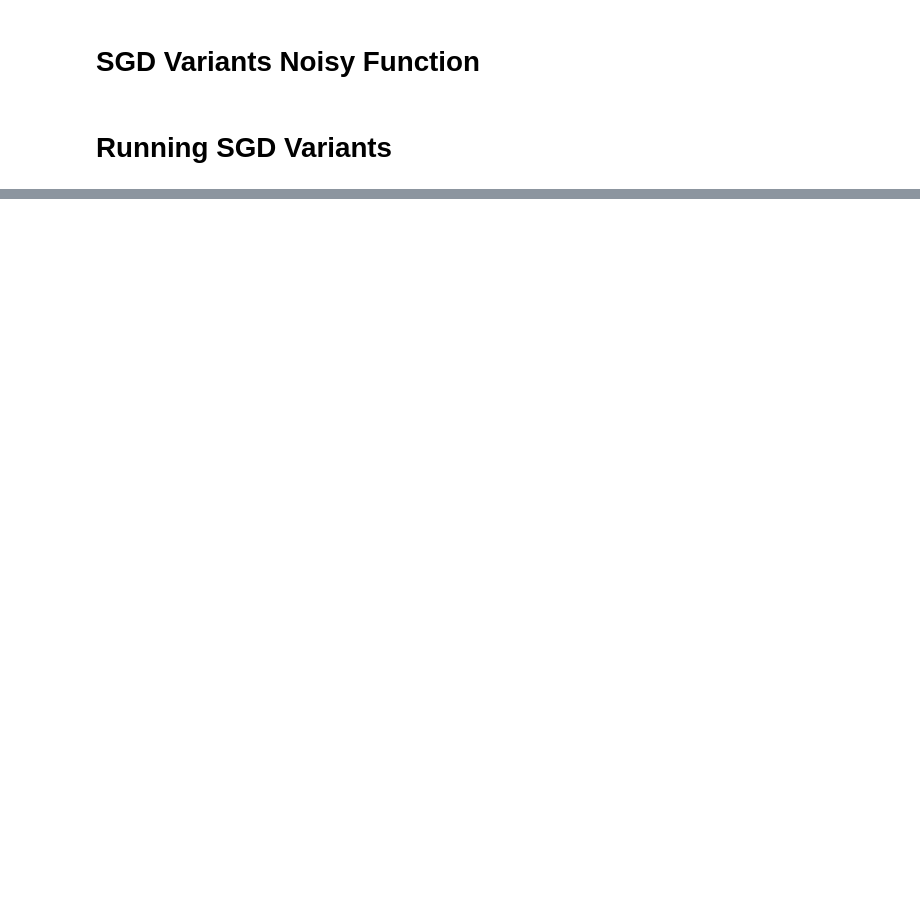
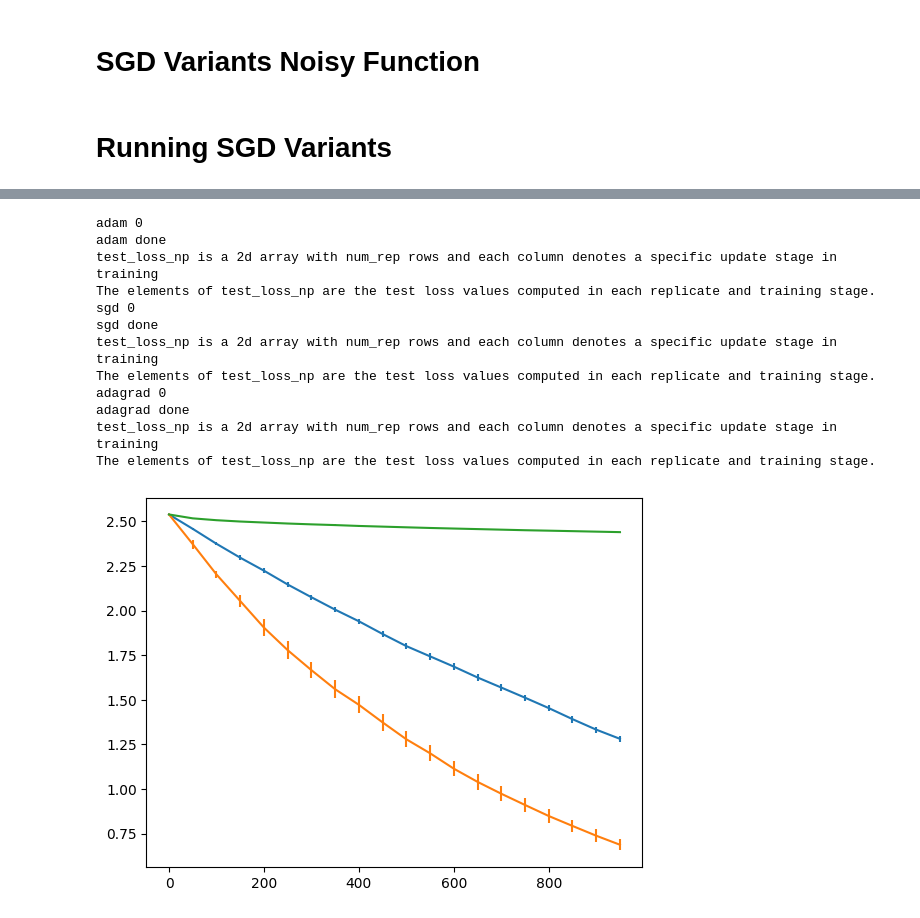
Before and after one commit to eman293/final-project, a Jupyter notebook: GradientDescent.ipynb, the cells around one changed output, grey strips where cells are left out. Saved outputs shown, nothing was run; the diff lists cells and outputs as text; code cells hidden in the pictures; blank space fills up the shorter version.

```diff
--- a/GradientDescent.ipynb
+++ b/GradientDescent.ipynb
@@ -54,7 +63,7 @@ def noisy_val_grad(theta_hat, data_, label_, deg_=2.):
         y_ = label_[i, 0]
         err = np.sum(x_ * theta_hat) - y_
 
-        print('Not implemented.')
+        # print('Not implemented.')
 
         '''
         Hints:
@@ -63,8 +72,9 @@ def noisy_val_grad(theta_hat, data_, label_, deg_=2.):
         3. For l, you need err and deg_ only.
         4. Checkout the writeup for more hints.
         '''
-        grad = NotImplemented # TODO: Implement the analytical gradient
-        l = NotImplemented # TODO: Implement the loss function
+
+        grad = deg_ * err * x_ # TODO: Implement the analytical gradient
+        l = (err ** deg_) # TODO: Implement the loss function
 
         loss += l / data_.shape[0]
         gradient += grad / data_.shape[0]
@@ -91,17 +103,17 @@ for method_idx, method in enumerate(['adam', 'sgd', 'adagrad']):
             print(method, replicate)
 
         if method == 'adam':
-            print('Adam Not implemented.')
+            # print('Adam Not implemented.')
             beta_1 = 0.9
             beta_2 = 0.999
-            m = NotImplemented # TODO: Initialize parameters
-            v = NotImplemented
-            epsilon = NotImplemented
+            m = np.zeros_like(theta_init) # TODO: Initialize parameters
+            v = np.zeros_like(theta_init)
+            epsilon = 1e-8
 
         if method == 'adagrad':
-            print('Adagrad Not implemented.')
-            epsilon = NotImplemented # TODO: Initialize parameters
-            squared_sum = NotImplemented
+            # print('Adagrad Not implemented.')
+            epsilon = 1e-8 # TODO: Initialize parameters
+            squared_sum = np.zeros_like(theta_init)
 
         theta_hat = theta_init.copy()
         test_loss_list = []
@@ -119,47 +131,61 @@ for method_idx, method in enumerate(['adam', 'sgd', 'adagrad']):
                 test_loss_list.append(test_loss)
 
             if method == 'adam':
-                print('Adam Not implemented.') # TODO: Implement Adam
-                m = NotImplemented
-                v = NotImplemented
-                m_hat = NotImplemented
-                v_hat = NotImplemented
-                theta_hat = theta_hat - lr * NotImplemented
+                # print('Adam Not implemented.') # TODO: Implement Adam
+                m = beta_1 * m + (1 - beta_1) * gradient
+                v = beta_2 * v + (1 - beta_2) * (gradient ** 2)
+                m_hat = m / (1 - beta_1 ** (t + 1))
+                v_hat = v / (1 - beta_2 ** (t + 1))
+                theta_hat = theta_hat - lr * m_hat / (np.sqrt(v_hat) + epsilon)
 
             elif method == 'adagrad':
-                print('Adagrad Not implemented.')
-                squared_sum = squared_sum + NotImplemented # TODO: Implement Adagrad
-                theta_hat = theta_hat - lr * NotImplemented
+                # print('Adagrad Not implemented.')
+                squared_sum += gradient ** 2
+                theta_hat = theta_hat - lr * gradient / (np.sqrt(squared_sum) + epsilon)
 
             elif method == 'sgd':
                 theta_hat = theta_hat - lr * gradient
 
         test_loss_mat.append(test_loss_list)
         train_loss_mat.append(train_loss_list)
 
     print(method, 'done')
     x_axis = np.arange(max_iter)[::test_exp_interval]
 
     print('test_loss_np is a 2d array with num_rep rows and each column denotes a specific update stage in training')
     print('The elements of test_loss_np are the test loss values computed in each replicate and training stage.')
     test_loss_np = np.array(test_loss_mat)
 
-    print('Not implemented.')
+    # print('Not implemented.')
     '''
     Hints:
     1. Use test_loss_np in np.mean() with axis = 0
     '''
-    test_loss_mean = NotImplemented # TODO: Calculate the mean test loss
+    test_loss_mean = np.mean(test_loss_np, axis=0) # TODO: Calculate the mean test loss
 
     '''
     Hints:
     1. Use test_loss_np in np.std() with axis = 0
     2. Divide by np.sqrt() using num_rep as a parameter
     '''
-    test_loss_se = NotImplemented # TODO: Calculate the standard error for test loss
+    test_loss_se = np.std(test_loss_np, axis=0) / np.sqrt(num_rep) # TODO: Calculate the standard error for test loss
 
     plt.errorbar(x_axis, test_loss_mean, yerr=2.5*test_loss_se, label=method)
     best_vals[method] = min(test_loss_mean)
+# %% [output]
+adam 0
+adam done
+test_loss_np is a 2d array with num_rep rows and each column denotes a specific update stage in training
+The elements of test_loss_np are the test loss values computed in each replicate and training stage.
+sgd 0
+sgd done
+test_loss_np is a 2d array with num_rep rows and each column denotes a specific update stage in training
+The elements of test_loss_np are the test loss values computed in each replicate and training stage.
+adagrad 0
+adagrad done
+test_loss_np is a 2d array with num_rep rows and each column denotes a specific update stage in training
+The elements of test_loss_np are the test loss values computed in each replicate and training stage.
+[figure, added]
 # %%
 best_vals = { k: int(v * 1000) / 1000. for k,v in best_vals.items() } # A weird way to round numbers
 plt.title(f'Test Loss \n(objective degree: {deg_},  best values: {best_vals})')
```
Also changed, not shown: parts of 3 cells of this notebook.
